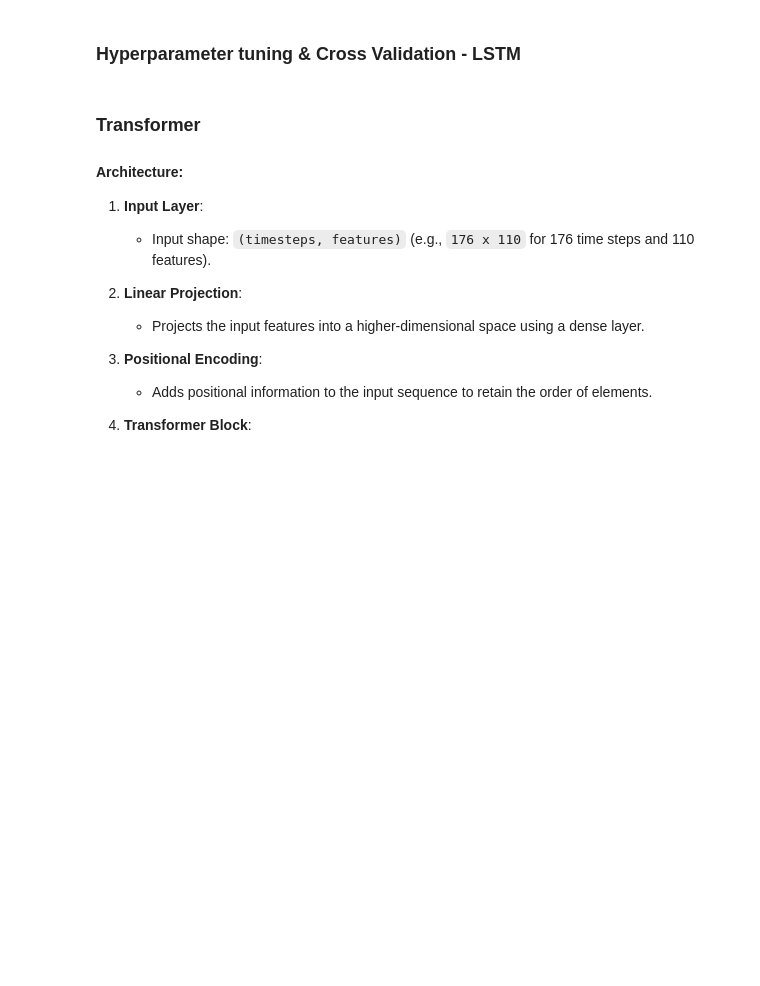
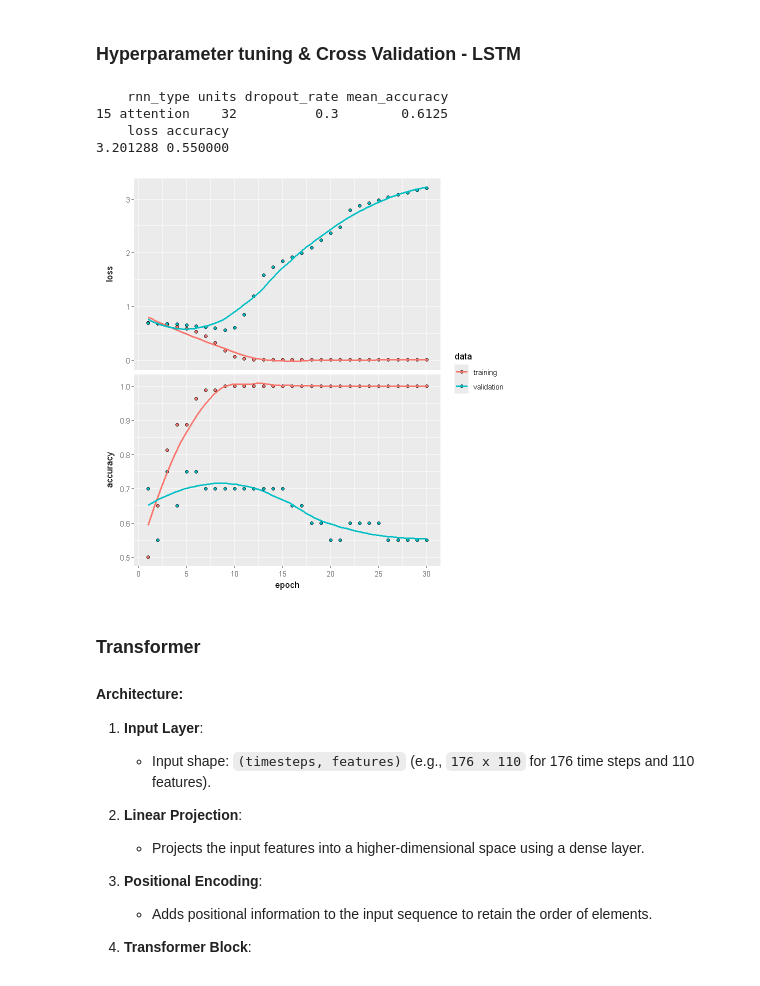
Before and after one commit to skaraoglu/UKF-CoupledOscillatorModel-fMRI, a Jupyter notebook: data.ipynb, the cells around one changed output. Cells and saved outputs as stored; diff of their text form; code cells hidden in the pictures; blank space fills up the shorter version.

```diff
--- a/data.ipynb
+++ b/data.ipynb
@@ -2126,8 +2132,7 @@ create_rnn_model <- function(
         layer_permute(c(2, 1))  # Permute to match LSTM output shape
 
       # Apply attention to LSTM outputs
-      lstm_out %>%
-        layer_multiply(list(lstm_out, attention)) %>%
+      attended <- layer_multiply(list(lstm_out, attention)) %>%
         layer_lambda(function(x) k_sum(x, axis = 2))  # Sum across the time dimension
     },
     "self_attention" = {
@@ -2226,33 +2231,39 @@ for (i in seq_len(nrow(hyper_grid))) {
   }
 
   # Store results
   mean_accuracy <- mean(fold_accuracies)
   cv_results <- rbind(cv_results, cbind(params, mean_accuracy))
 }
 
 # Find the best hyperparameters
 best_params <- cv_results[which.max(cv_results$mean_accuracy), ]
 print(best_params)
 
 # Train the final model with the best hyperparameters
 final_model <- create_rnn_model(
   rnn_type = best_params$rnn_type,
   units = best_params$units,
   dropout_rate = best_params$dropout_rate,
   input_shape = c(176, 110)
 )
 
 history <- final_model %>% fit(
   X_train, y_train,
   epochs = 30,
   batch_size = 8,
   validation_data = list(X_test, y_test)
 )
 
 # Evaluate the final model
 final_eval <- final_model %>% evaluate(X_test, y_test)
 print(final_eval)
 plot(history)
+# %% [output]
+    rnn_type units dropout_rate mean_accuracy
+15 attention    32          0.3        0.6125
+    loss accuracy
+3.201288 0.550000
+[figure, added]
 # %% [markdown]
 ### Transformer
 
```
Also changed, not shown: parts of 1 cell of this notebook.
